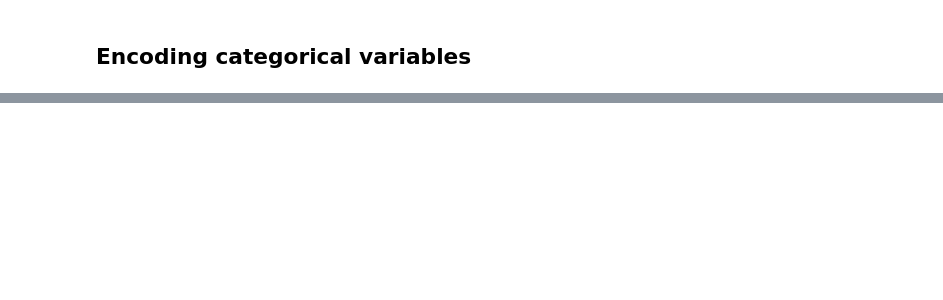
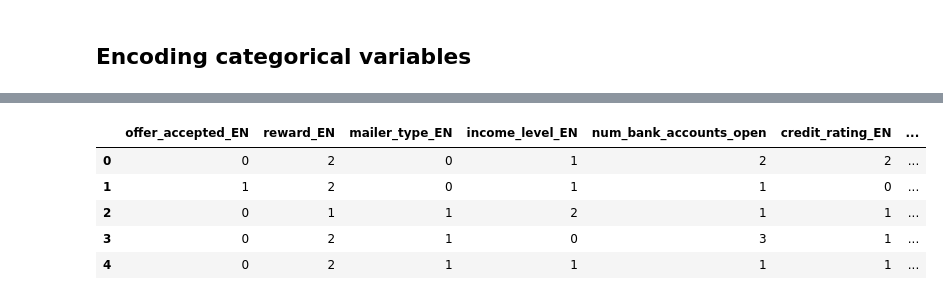
Before and after one commit to ferseguias/ccm_classification, a Jupyter notebook: lab-classification.ipynb, the cells around one changed output, grey strips where cells are left out. Drawn from its saved outputs; the diff is of its cells as text; code cells hidden in the pictures; blank space fills up the shorter version.

```diff
--- a/lab-classification.ipynb
+++ b/lab-classification.ipynb
@@ -320,0 +392,31 @@ fig.delaxes(axes[11]);
+# %%
+order_offer_accepted = ['No', 'Yes']
+order_reward = ['Cash Back', 'Points', 'Air Miles']
+orden_mail_typer = ["Letter", "Postcard"]
+orden_income_level = ["Low", "Medium", "High"]
+orden_credit_rating = ["Low", "Medium", "High"]
+
+def ordinal_encoder(orden, df, col):
+    ordinal = OrdinalEncoder(categories = [orden], dtype = int)
+    transformed_oe = ordinal.fit_transform(df[[col]])
+    df[col] = transformed_oe
+    return df
+# %%
+df = ordinal_encoder(order_offer_accepted, df, "offer_accepted")
+df = ordinal_encoder(order_reward, df, "reward")
+df = ordinal_encoder(orden_mail_typer, df, "mailer_type")
+df = ordinal_encoder(orden_income_level, df, "income_level")
+df = ordinal_encoder(orden_credit_rating, df, "credit_rating")
+columns_enc = ['offer_accepted_EN', 'mailer_type_EN', 'income_leve_ENl', 'credit_rating_EN']
+df = df.rename(columns = {'offer_accepted': 'offer_accepted_EN', 'reward': 'reward_EN', 'mailer_type': 'mailer_type_EN', 'income_level': 'income_level_EN', 'credit_rating': 'credit_rating_EN'})
+
+dummies = pd.get_dummies(df[["overdraft_protection", 'own_your_home']], prefix_sep = "_", prefix = ["overdraft_protection_EN", 'own_your_home_EN'], dtype = int)
+df = pd.concat([df, dummies], axis = 1).drop(["overdraft_protection", 'own_your_home'], axis = 1)
+df.head()
+# %% [output]
+|  | offer_accepted_EN | reward_EN | mailer_type_EN | income_level_EN | num_bank_accounts_open | credit_rating_EN | ... |
+| 0 | 0 | 2 | 0 | 1 | 2 | 2 | ... |
+| 1 | 1 | 2 | 0 | 1 | 1 | 0 | ... |
+| 2 | 0 | 1 | 1 | 2 | 1 | 1 | ... |
+| 3 | 0 | 2 | 1 | 0 | 3 | 1 | ... |
+| 4 | 0 | 2 | 1 | 1 | 1 | 1 | ... |
```
Also changed, not shown: parts of 20 cells of this notebook.
